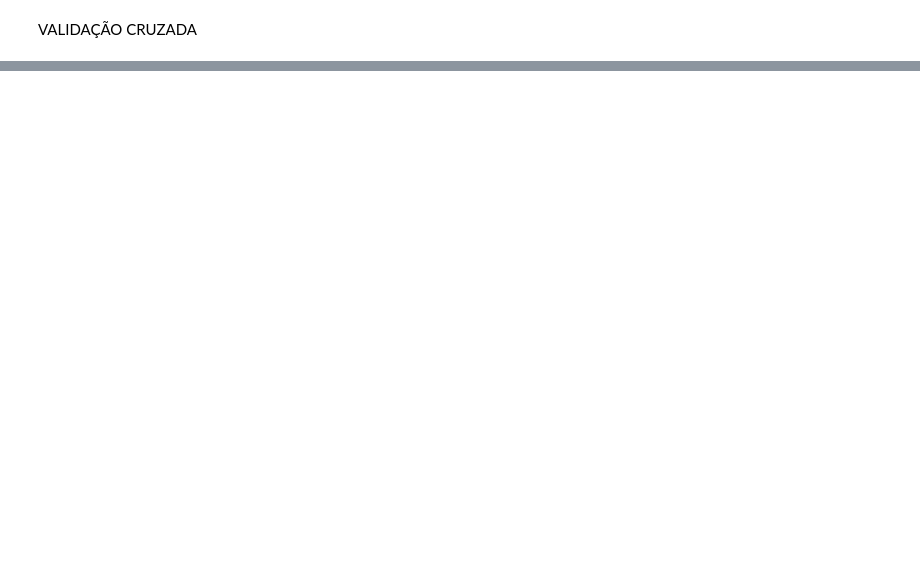
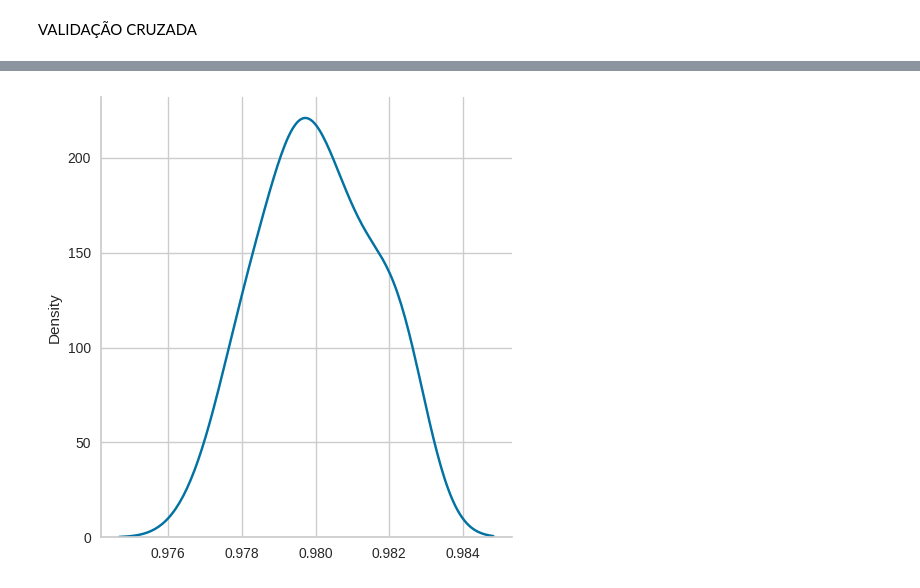
Before and after one commit to LucasMonteiroBastos/Analise-de-Credito---Part-I, a Jupyter notebook: ANALISE_DE_CREDITO_PREDIZER_SE_A_PESSOA_PAGOU_OU_NÃO_O_EMPRÉSTIMO.ipynb, the cells around one changed output, grey strips where cells are left out. Cells and saved outputs as stored; diff of their text form; code cells hidden in the pictures; blank space fills up the shorter version.

```diff
--- a/ANALISE_DE_CREDITO_PREDIZER_SE_A_PESSOA_PAGOU_OU_NÃO_O_EMPRÉSTIMO.ipynb
+++ b/ANALISE_DE_CREDITO_PREDIZER_SE_A_PESSOA_PAGOU_OU_NÃO_O_EMPRÉSTIMO.ipynb
@@ -1259,0 +1171,4 @@ dtype: float64
+# %%
+sns.displot(resultados_knn, kind = 'kde');
+# %% [output]
+[figure, added]
```
Also changed, not shown: parts of 37 cells of this notebook.
